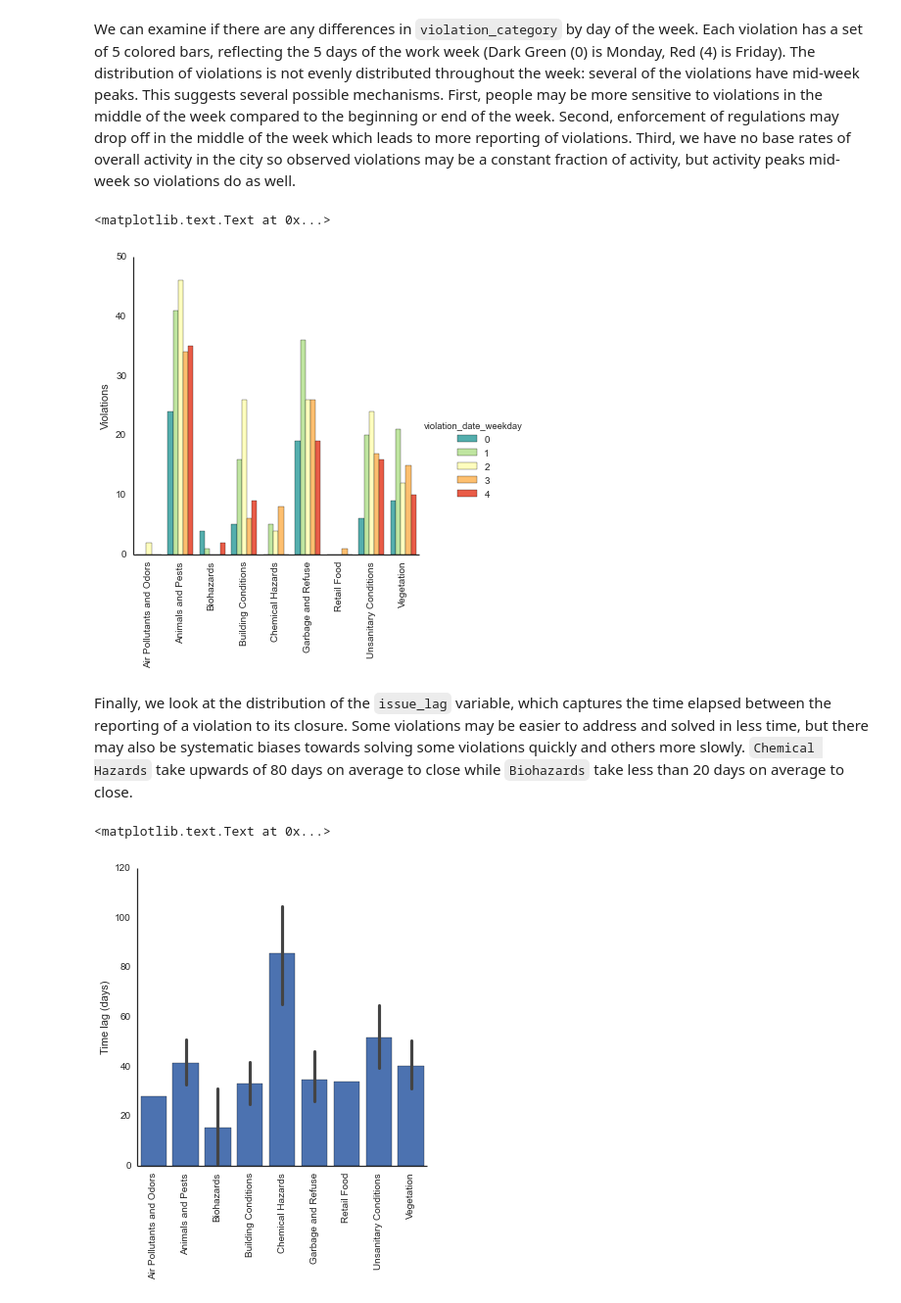
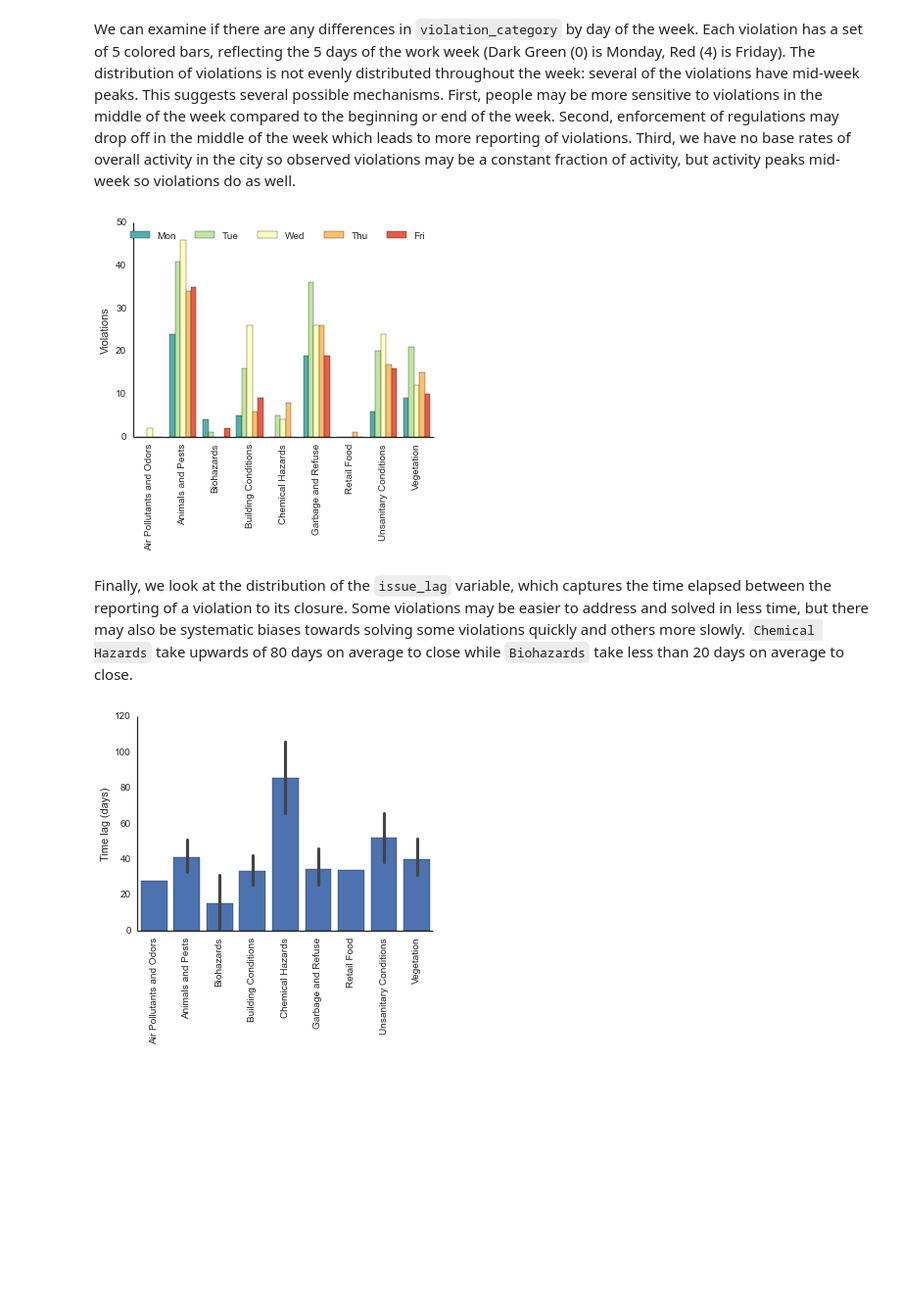
Before and after one commit to thomhastings/CodeForAmerica, a Jupyter notebook: Data_Science.ipynb, the cells around one changed output. Shown: that part at 98% size. Cells and saved outputs as stored; diff of their text form; code cells hidden in the pictures; blank space fills up the shorter version.

```diff
--- a/Data_Science.ipynb
+++ b/Data_Science.ipynb
@@ -44,20 +44,23 @@ summary_df.fillna(value=0).cumsum().plot(colormap='jet')
 # %% [markdown]
 We can examine if there are any differences in `violation_category` by day of the week. Each violation has a set of 5 colored bars, reflecting the 5 days of the work week (Dark Green (0) is Monday, Red (4) is Friday). The distribution of violations is not evenly distributed throughout the week: several of the violations have mid-week peaks. This suggests several possible mechanisms. First, people may be more sensitive to violations in the middle of the week compared to the beginning or end of the week. Second, enforcement of regulations may drop off in the middle of the week which leads to more reporting of violations. Third, we have no base rates of overall activity in the city so observed violations may be a constant fraction of activity, but activity peaks mid-week so violations do as well.
 # %%
-sns.factorplot('violation_category',hue='violation_date_weekday',data=data,palette='Spectral_r')
+sns.factorplot('violation_category',hue='violation_date_weekday',data=data,palette='Spectral_r',legend_out=False)
 plt.xticks(plt.xticks()[0],rotation=90)
 plt.xlabel('')
 plt.ylabel('Violations')
+plt.tight_layout()
+plt.legend(('Mon','Tue','Wed','Thu','Fri'),ncol=5,loc='upper right')
+plt.savefig('days_of_week.png')
 # %% [output]
-<matplotlib.text.Text at 0x...>
-[figure, old version]
+[figure, new version]
 # %% [markdown]
 Finally, we look at the distribution of the `issue_lag` variable, which captures the time elapsed between the reporting of a violation to its closure. Some violations may be easier to address and solved in less time, but there may also be systematic biases towards solving some violations quickly and others more slowly. `Chemical Hazards` take upwards of 80 days on average to close while `Biohazards` take less than 20 days on average to close.
 # %%
 sns.factorplot('violation_category','issue_lag',data=data,kind='bar')
 plt.xticks(plt.xticks()[0],rotation=90)
 plt.ylabel('Time lag (days)')
 plt.xlabel('')
+plt.tight_layout()
+plt.savefig('time_lag.png')
 # %% [output]
-<matplotlib.text.Text at 0x...>
-[figure, old version]
+[figure, new version]
```
Also changed, not shown: parts of 1 cell of this notebook, 1 other file.
